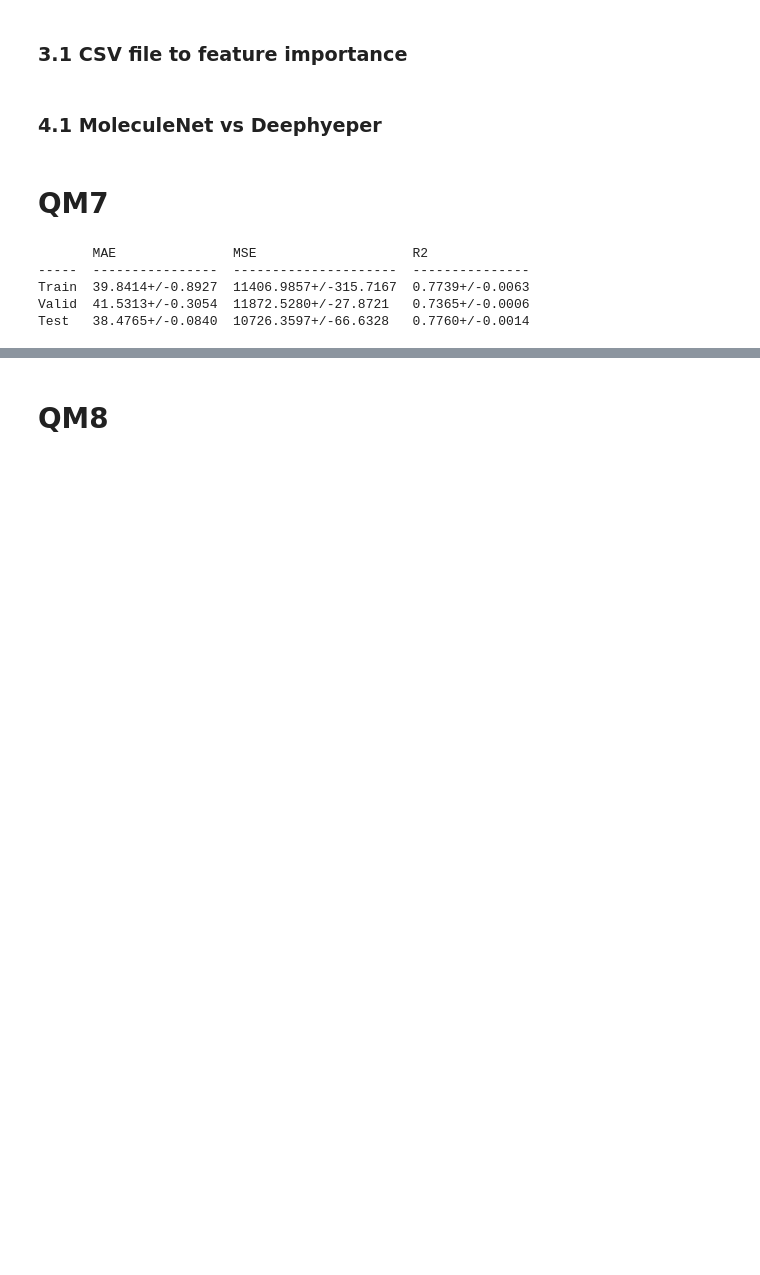
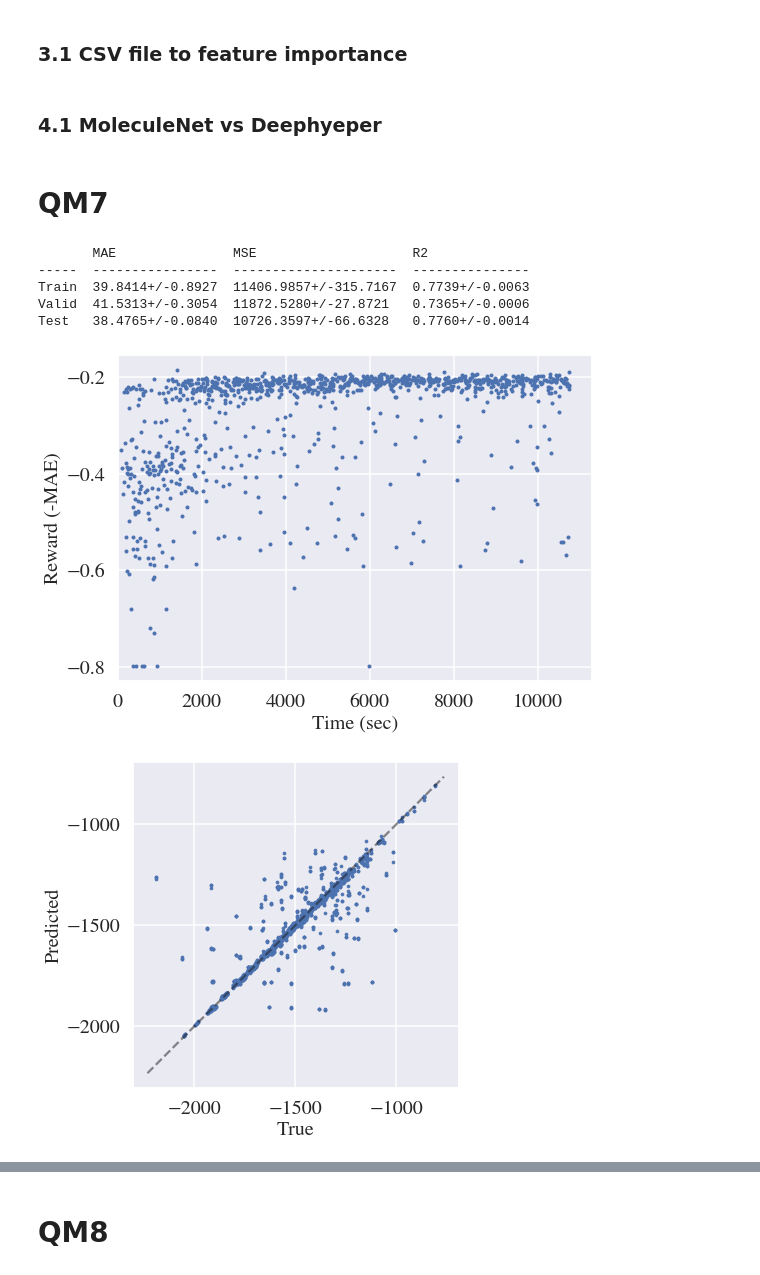
Before and after one commit to sjiang87/molnet, a Jupyter notebook: analysis.ipynb, the cells around one changed output, grey strips where cells are left out. Cells and saved outputs as stored; diff of their text form; code cells hidden in the pictures; blank space fills up the shorter version.

```diff
--- a/analysis.ipynb
+++ b/analysis.ipynb
@@ -168,12 +178,16 @@ QM7_PLOT_DIR = r"/mnt/d/plots/anl/qm7/"
 QM7_DATA_DIR = r"/mnt/d/machinelearning2/ANL/qm7/run_0721/"
 QM7_data = load_json(QM7_DATA_DIR + 'data_2020-07-25_03.json')
 # %%
-plot_reward_vs_time(QM7_data, QM7_PLOT_DIR, plot=False)
-three_random_parity_plot(QM7_DATA_DIR, QM7_PLOT_DIR, plot=False)
-mol_vs_deep(QM7_DATA_DIR, QM7_PLOT_DIR, [67.8, 77.9, 77.9], [4.0, 10.0, 2.1], metric='MAE', plot=False)
+plot_reward_vs_time(QM7_data, QM7_PLOT_DIR, plot=True)
+three_random_parity_plot(QM7_DATA_DIR, QM7_PLOT_DIR, plot=True)
+mol_vs_deep(QM7_DATA_DIR, QM7_PLOT_DIR, [67.8, 77.9, 77.9], [4.0, 10.0, 2.1], metric='MAE', plot=True)
+create_csv(QM7_DATA_DIR, QM7_data)
+feature_importance(QM7_DATA_DIR, QM7_PLOT_DIR, plot=True)
 # %% [output]
        MAE               MSE                    R2
 -----  ----------------  ---------------------  ---------------
 Train  39.8414+/-0.8927  11406.9857+/-315.7167  0.7739+/-0.0063
 Valid  41.5313+/-0.3054  11872.5280+/-27.8721   0.7365+/-0.0006
 Test   38.4765+/-0.0840  10726.3597+/-66.6328   0.7760+/-0.0014
+[figure, added]
+[figure, added]
```
Also changed, not shown: parts of 36 cells of this notebook.
